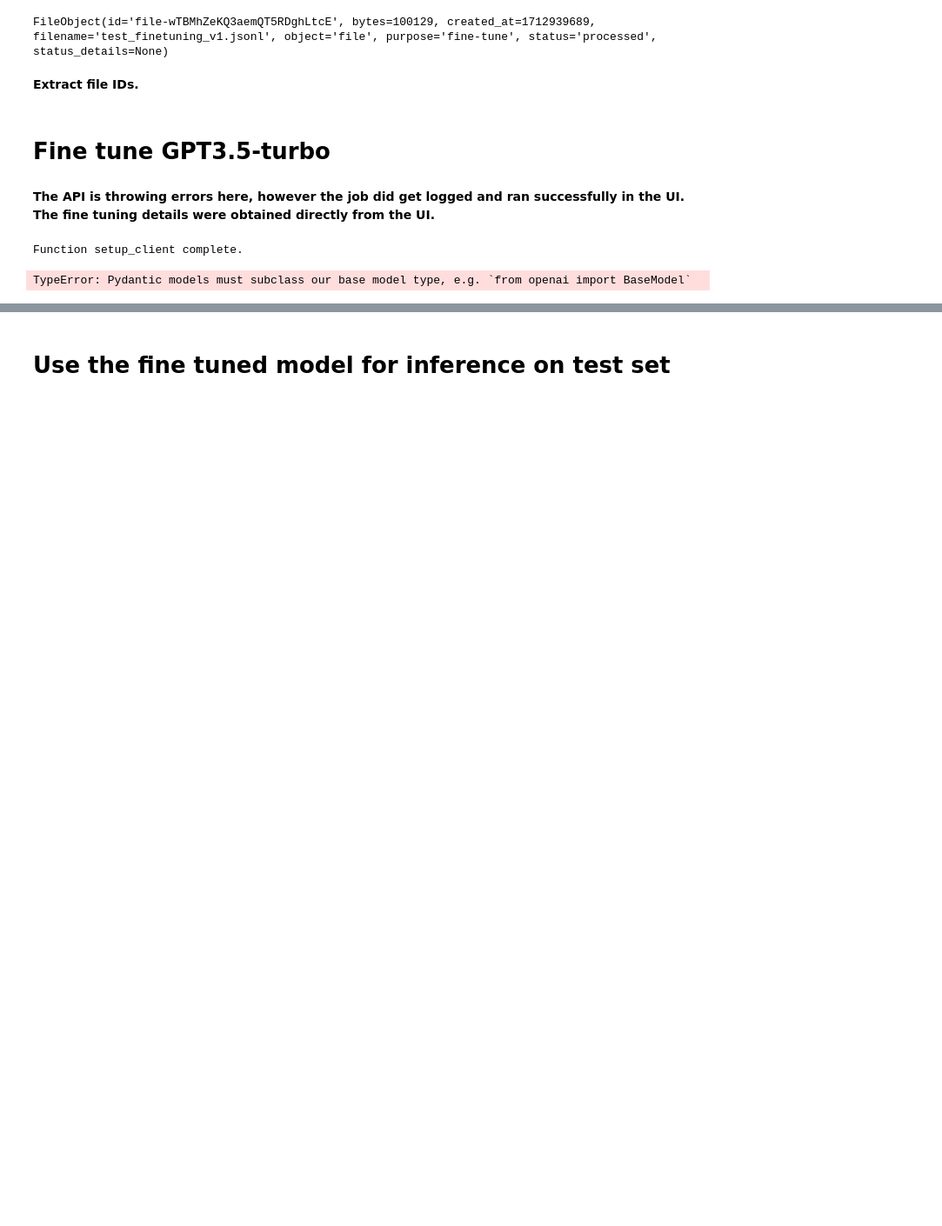
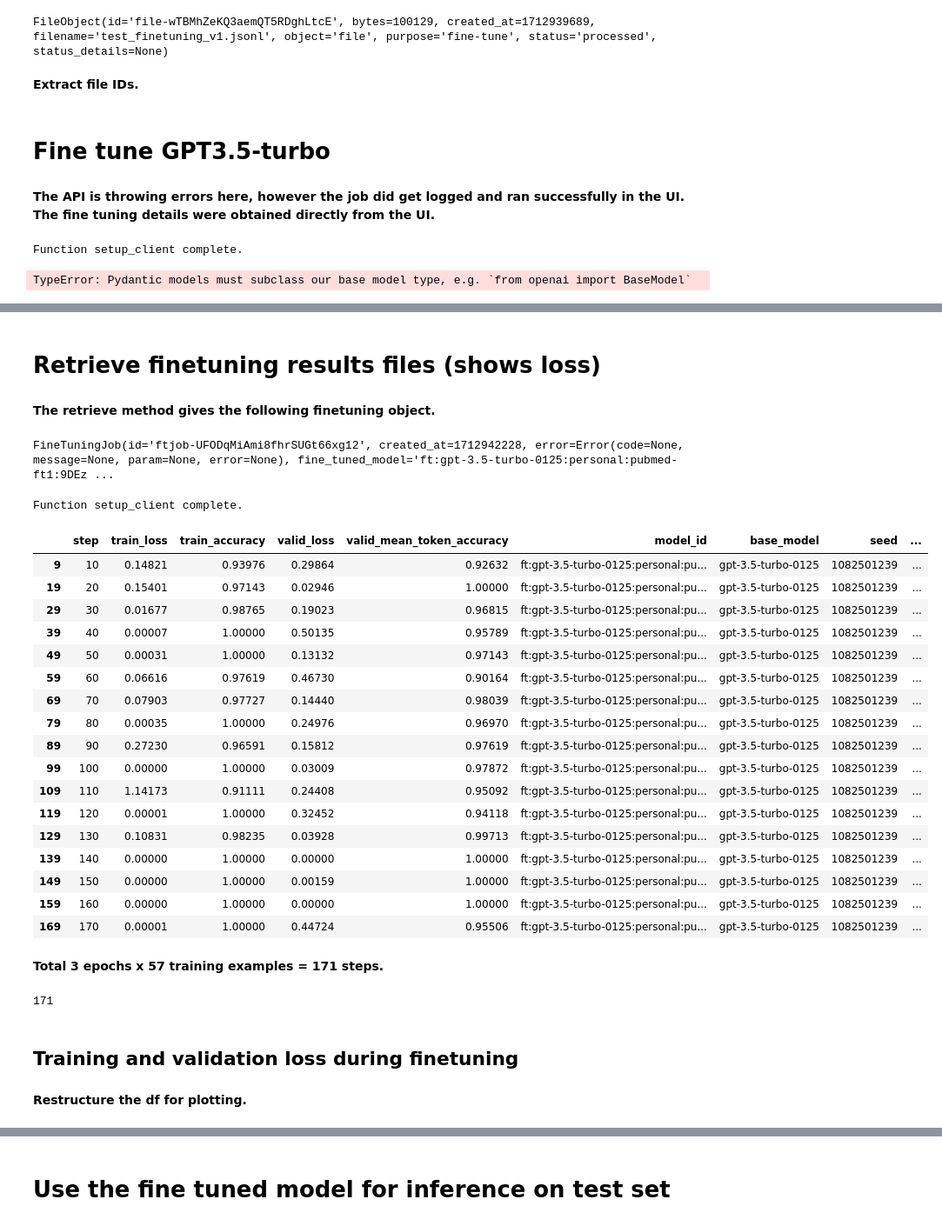
Before and after one commit to mparikh20/gen_ai_gh, a Jupyter notebook: notebooks/pubmed_finetuning.ipynb, the cells around one changed output, grey strips where cells are left out. Shown at 87% size. Cells and saved outputs as stored; diff of their text form; code cells hidden in the pictures; blank space fills up the shorter version.

```diff
--- a/notebooks/pubmed_finetuning.ipynb
+++ b/notebooks/pubmed_finetuning.ipynb
@@ -486,0 +419,17 @@ plt.show()
+# %% [markdown]
+# Retrieve finetuning results files (shows loss)
+# %% [markdown]
+**The retrieve method gives the following finetuning object.**
+# %%
+# The job ID was obtained from the UI online
+ft_job_id = 'ftjob-UFODqMiAmi8fhrSUGt66xg12'
+client.fine_tuning.jobs.retrieve(ft_job_id)
+# %% [output]
+FineTuningJob(id='ftjob-UFODqMiAmi8fhrSUGt66xg12', created_at=1712942228, error=Error(code=None, message=None, param=None, error=None), fine_tuned_model='ft:gpt-3.5-turbo-0125:personal:pubmed-ft1:9DEz ...
+# %%
+# The job ID was obtained from the UI online
+openai_finetuning.get_finetuning_results(openai_key_path=openai_key_path,
+                                         finetuning_job_id='ftjob-UFODqMiAmi8fhrSUGt66xg12',
+                                         ft_results_path=ft_results_path)
+# %% [output]
+Function setup_client complete.
@@ -486,0 +441,31 @@ plt.show()
+# %%
+ft_results_df[~ft_results_df['valid_mean_token_accuracy'].isna()]
+# %% [output]
+|  | step | train_loss | train_accuracy | valid_loss | valid_mean_token_accuracy | model_id | base_model | seed | ... |
+| 9 | 10 | 0.14821 | 0.93976 | 0.29864 | 0.92632 | ft:gpt-3.5-turbo-0125:personal:pu... | gpt-3.5-turbo-0125 | 1082501239 | ... |
+| 19 | 20 | 0.15401 | 0.97143 | 0.02946 | 1.00000 | ft:gpt-3.5-turbo-0125:personal:pu... | gpt-3.5-turbo-0125 | 1082501239 | ... |
+| 29 | 30 | 0.01677 | 0.98765 | 0.19023 | 0.96815 | ft:gpt-3.5-turbo-0125:personal:pu... | gpt-3.5-turbo-0125 | 1082501239 | ... |
+| 39 | 40 | 0.00007 | 1.00000 | 0.50135 | 0.95789 | ft:gpt-3.5-turbo-0125:personal:pu... | gpt-3.5-turbo-0125 | 1082501239 | ... |
+| 49 | 50 | 0.00031 | 1.00000 | 0.13132 | 0.97143 | ft:gpt-3.5-turbo-0125:personal:pu... | gpt-3.5-turbo-0125 | 1082501239 | ... |
+| 59 | 60 | 0.06616 | 0.97619 | 0.46730 | 0.90164 | ft:gpt-3.5-turbo-0125:personal:pu... | gpt-3.5-turbo-0125 | 1082501239 | ... |
+| 69 | 70 | 0.07903 | 0.97727 | 0.14440 | 0.98039 | ft:gpt-3.5-turbo-0125:personal:pu... | gpt-3.5-turbo-0125 | 1082501239 | ... |
+| 79 | 80 | 0.00035 | 1.00000 | 0.24976 | 0.96970 | ft:gpt-3.5-turbo-0125:personal:pu... | gpt-3.5-turbo-0125 | 1082501239 | ... |
+| 89 | 90 | 0.27230 | 0.96591 | 0.15812 | 0.97619 | ft:gpt-3.5-turbo-0125:personal:pu... | gpt-3.5-turbo-0125 | 1082501239 | ... |
+| 99 | 100 | 0.00000 | 1.00000 | 0.03009 | 0.97872 | ft:gpt-3.5-turbo-0125:personal:pu... | gpt-3.5-turbo-0125 | 1082501239 | ... |
+| 109 | 110 | 1.14173 | 0.91111 | 0.24408 | 0.95092 | ft:gpt-3.5-turbo-0125:personal:pu... | gpt-3.5-turbo-0125 | 1082501239 | ... |
+| 119 | 120 | 0.00001 | 1.00000 | 0.32452 | 0.94118 | ft:gpt-3.5-turbo-0125:personal:pu... | gpt-3.5-turbo-0125 | 1082501239 | ... |
+| 129 | 130 | 0.10831 | 0.98235 | 0.03928 | 0.99713 | ft:gpt-3.5-turbo-0125:personal:pu... | gpt-3.5-turbo-0125 | 1082501239 | ... |
+| 139 | 140 | 0.00000 | 1.00000 | 0.00000 | 1.00000 | ft:gpt-3.5-turbo-0125:personal:pu... | gpt-3.5-turbo-0125 | 1082501239 | ... |
+| 149 | 150 | 0.00000 | 1.00000 | 0.00159 | 1.00000 | ft:gpt-3.5-turbo-0125:personal:pu... | gpt-3.5-turbo-0125 | 1082501239 | ... |
+| 159 | 160 | 0.00000 | 1.00000 | 0.00000 | 1.00000 | ft:gpt-3.5-turbo-0125:personal:pu... | gpt-3.5-turbo-0125 | 1082501239 | ... |
+| 169 | 170 | 0.00001 | 1.00000 | 0.44724 | 0.95506 | ft:gpt-3.5-turbo-0125:personal:pu... | gpt-3.5-turbo-0125 | 1082501239 | ... |
+# %% [markdown]
+**Total 3 epochs x 57 training examples = 171 steps.**
+# %%
+ft_results_df['step'].max()
+# %% [output]
+171
+# %% [markdown]
+## Training and validation loss during finetuning
+# %% [markdown]
+**Restructure the df for plotting.**
```
Also changed, not shown: parts of 125 cells of this notebook.
